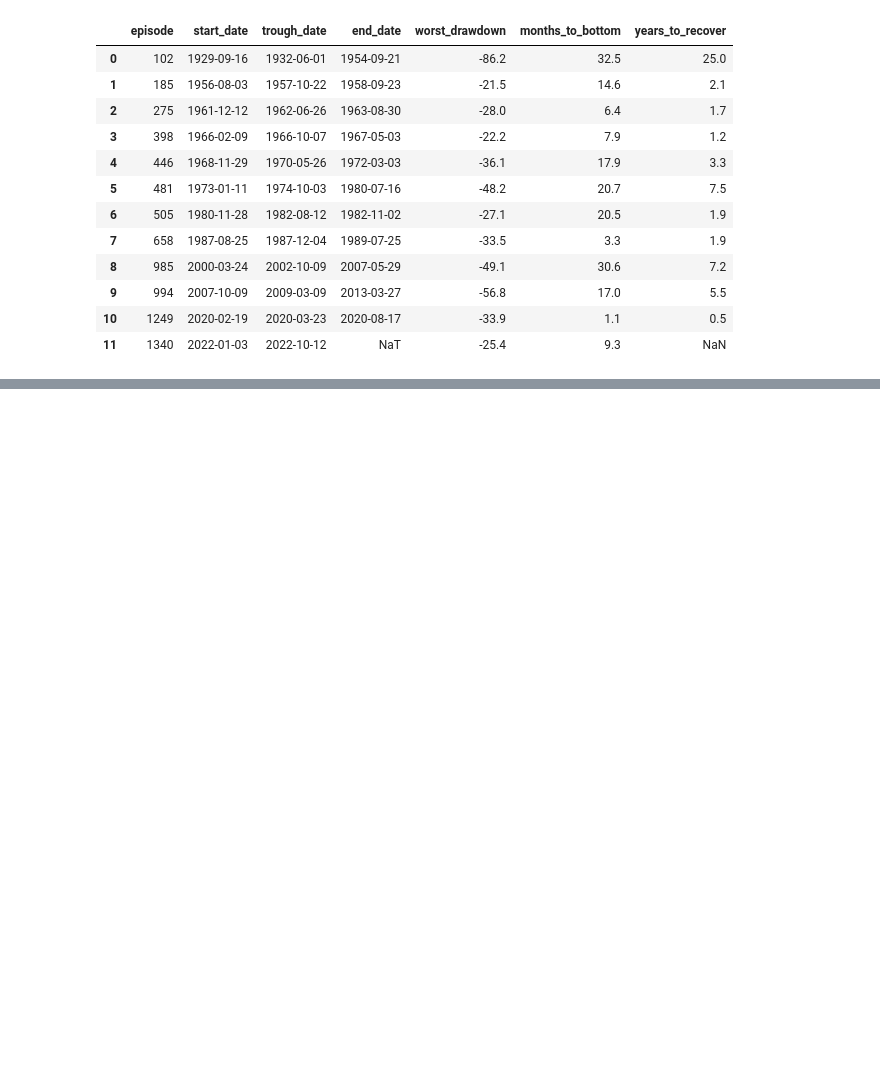
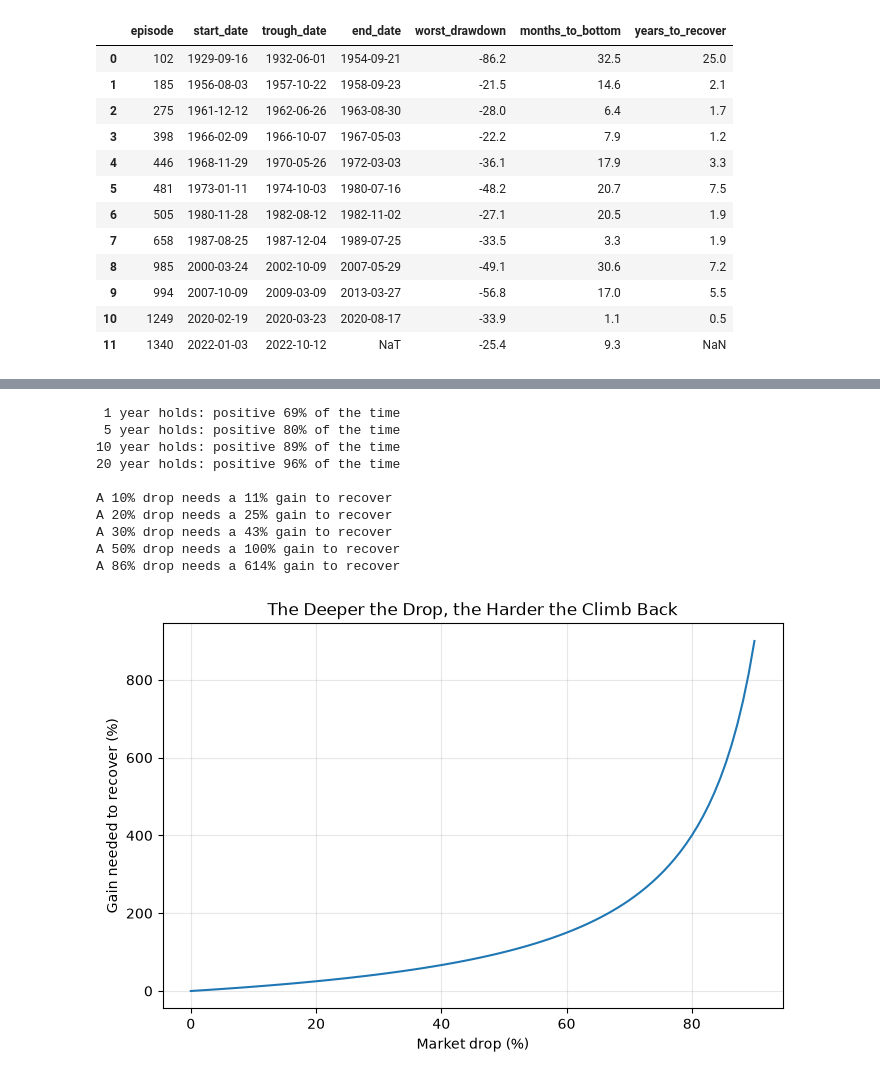
Before and after one commit to meowthaum/SNP500-Study, a Jupyter notebook: SNP500-Analysis/01_explore.ipynb, the cells around one changed output, grey strips where cells are left out. Cells and saved outputs as stored; diff of their text form; code cells hidden in the pictures; blank space fills up the shorter version.

```diff
--- a/SNP500-Analysis/01_explore.ipynb
+++ b/SNP500-Analysis/01_explore.ipynb
@@ -117,0 +195,19 @@ bear_markets
+# %%
+%pip install scikit-learn
+from sklearn.cluster import KMeans
+from sklearn.preprocessing import StandardScaler
+
+# Features describing the market's "mood" on each day
+features = df[["volatility_30d", "drawdown"]].copy()
+features["return_20d"] = df["Close"].pct_change(20)  # last month's return
+features = features.dropna()
+
+# Put features on the same scale so no single one dominates
+scaled = StandardScaler().fit_transform(features)
+
+# Group days into 3 regimes
+kmeans = KMeans(n_clusters=3, random_state=42, n_init=10)
+df.loc[features.index, "regime"] = kmeans.fit_predict(scaled)
+
+# What does each regime look like on average?
+df.groupby("regime")[["volatility_30d", "drawdown", "daily_return"]].mean()
@@ -117,0 +287,36 @@ bear_markets
+# %%
+# % of periods with a positive return, by holding length
+for years in [1, 5, 10, 20]:
+    days = 252 * years
+    rolling = df["Close"].shift(-days) / df["Close"] - 1
+    pct_positive = (rolling.dropna() > 0).mean()
+    print(f"{years:>2} year holds: positive {pct_positive:.0%} of the time")
+
+#LOSSES HURT MORE THAN GAINS HELP
+print(" ")
+for drop in [0.10, 0.20, 0.30, 0.50, 0.86]:
+    needed = 1 / (1 - drop) - 1
+    print(f"A {drop:.0%} drop needs a {needed:.0%} gain to recover")
+
+import numpy as np
+
+d = np.linspace(0, 0.9, 100)
+plt.figure(figsize=(8, 5))
+plt.plot(d * 100, (1 / (1 - d) - 1) * 100)
+plt.title("The Deeper the Drop, the Harder the Climb Back")
+plt.xlabel("Market drop (%)")
+plt.ylabel("Gain needed to recover (%)")
+plt.grid(alpha=0.3)
+plt.show()
+# %% [output]
+ 1 year holds: positive 69% of the time
+ 5 year holds: positive 80% of the time
+10 year holds: positive 89% of the time
+20 year holds: positive 96% of the time
+
+A 10% drop needs a 11% gain to recover
+A 20% drop needs a 25% gain to recover
+A 30% drop needs a 43% gain to recover
+A 50% drop needs a 100% gain to recover
+A 86% drop needs a 614% gain to recover
+[figure, added]
```
Also changed, not shown: parts of 5 cells of this notebook.
